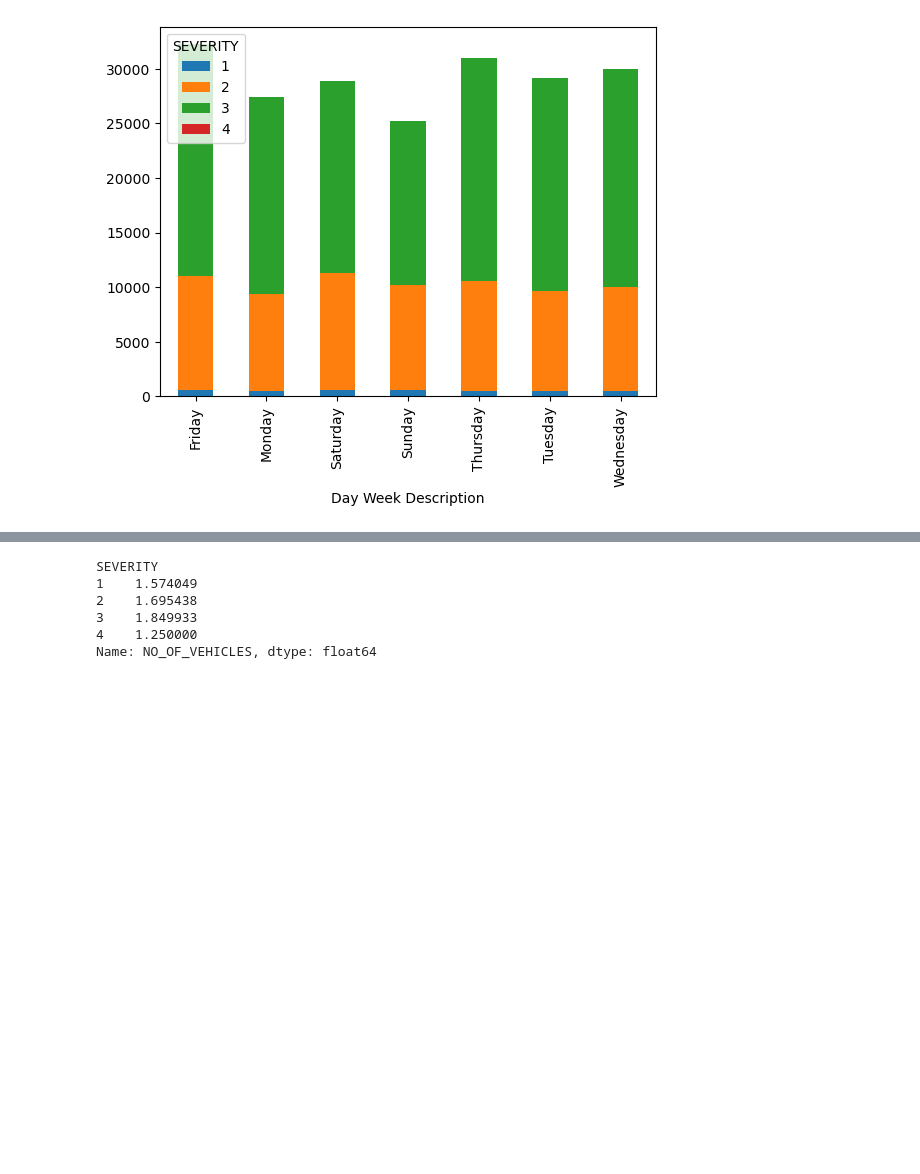
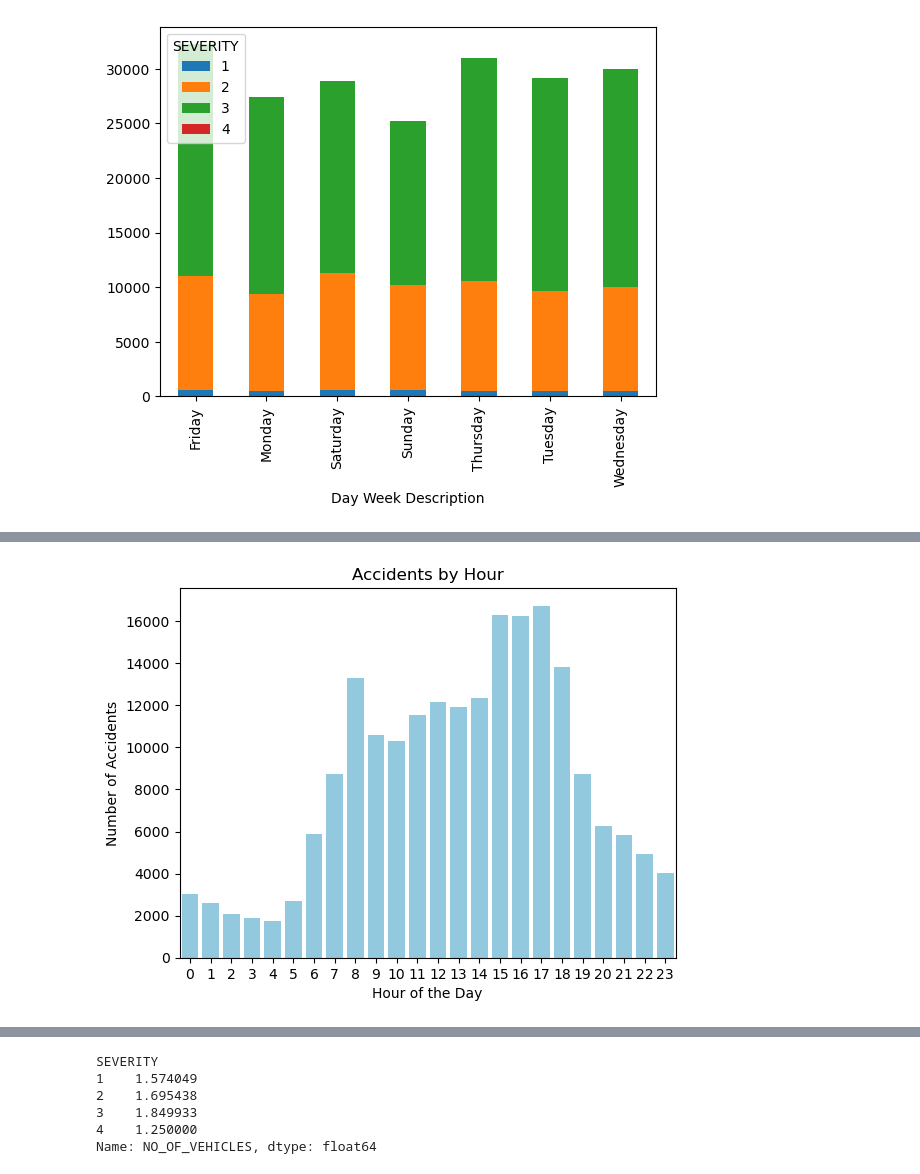
Before and after one commit to EwokOwie/vic_crashes, a Jupyter notebook: vic_crashes.ipynb, the cells around one changed output, grey strips where cells are left out. Drawn from its saved outputs; the diff is of its cells as text; code cells hidden in the pictures; blank space fills up the shorter version.

```diff
--- a/vic_crashes.ipynb
+++ b/vic_crashes.ipynb
@@ -127,0 +145,9 @@ pd.crosstab(df['Day Week Description'], df['SEVERITY']).plot(kind='bar', stacked
+# %%
+sns.countplot(data=df, x='HOUR', color='skyblue')
+plt.title('Accidents by Hour')
+plt.xlabel('Hour of the Day')
+plt.ylabel('Number of Accidents')
+plt.xticks(range(24))
+plt.show()
+# %% [output]
+[figure, added]
```
Also changed, not shown: parts of 11 cells of this notebook, 1 other file.
